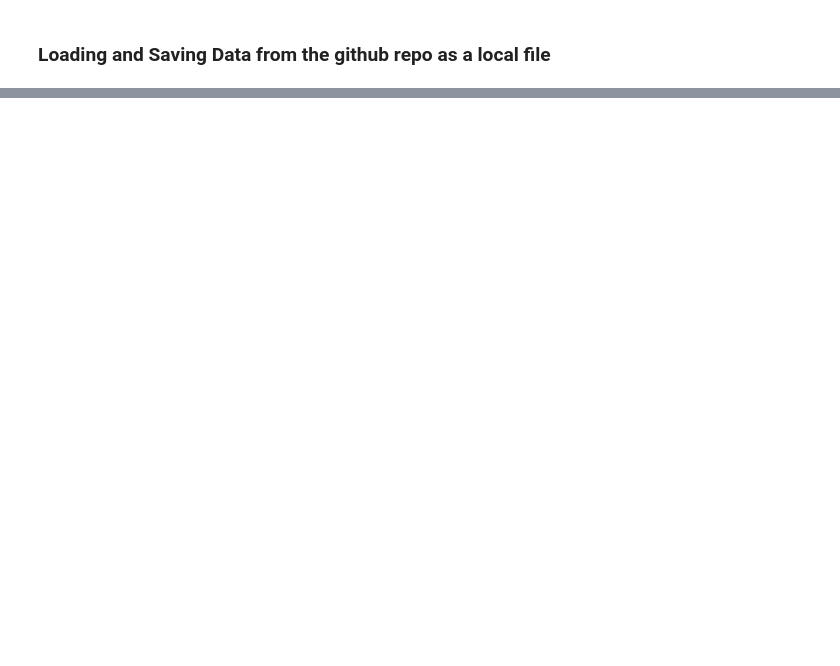
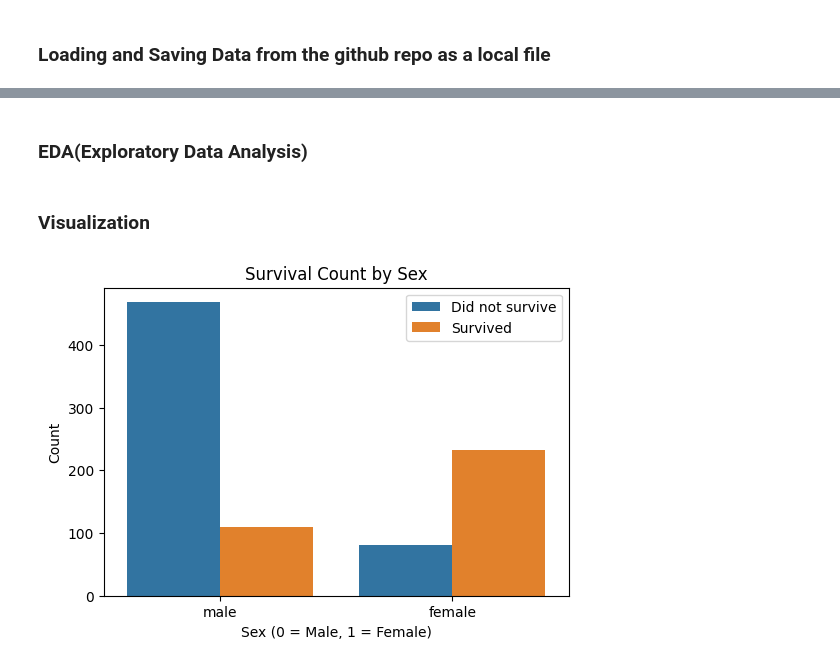
Before and after one commit to JishnudipSaha/Titanic-prediction, a Jupyter notebook: experiments/code.ipynb, the cells around one changed output, grey strips where cells are left out. Drawn from its saved outputs; the diff is of its cells as text; code cells hidden in the pictures; blank space fills up the shorter version.

Commit message:
Completed initail stage of data ingestion code

```diff
--- a/experiments/code.ipynb
+++ b/experiments/code.ipynb
@@ -72,3 +72,5 @@ dataFrame.head()
 | 2 | 3 | 1 | 3 | Heikkinen, Miss. Laina | female | 26.0 | 0 | 0 | STON/O2. 3101282 | 7.9250 | ... |
 | 3 | 4 | 1 | 1 | Futrelle, Mrs. Jacques Heath (Lil... | female | 35.0 | 1 | 0 | 113803 | 53.1000 | ... |
 | 4 | 5 | 0 | 3 | Allen, Mr. William Henry | male | 35.0 | 0 | 0 | 373450 | 8.0500 | ... |
+# %% [markdown]
+### EDA(Exploratory Data Analysis)
@@ -74,0 +81,15 @@ dataFrame.head()
+# %%
+df = dataFrame
+# %% [markdown]
+### Visualization
+# %%
+# Visualize survival count by Sex
+plt.figure(figsize=(6,4))
+sns.countplot(x='Sex', hue='Survived', data=df)
+plt.title('Survival Count by Sex')
+plt.xlabel('Sex (0 = Male, 1 = Female)')
+plt.ylabel('Count')
+plt.legend(['Did not survive', 'Survived'])
+plt.show()
+# %% [output]
+[figure, added]
```
Also changed, not shown: parts of 21 cells of this notebook, 5 other files.
